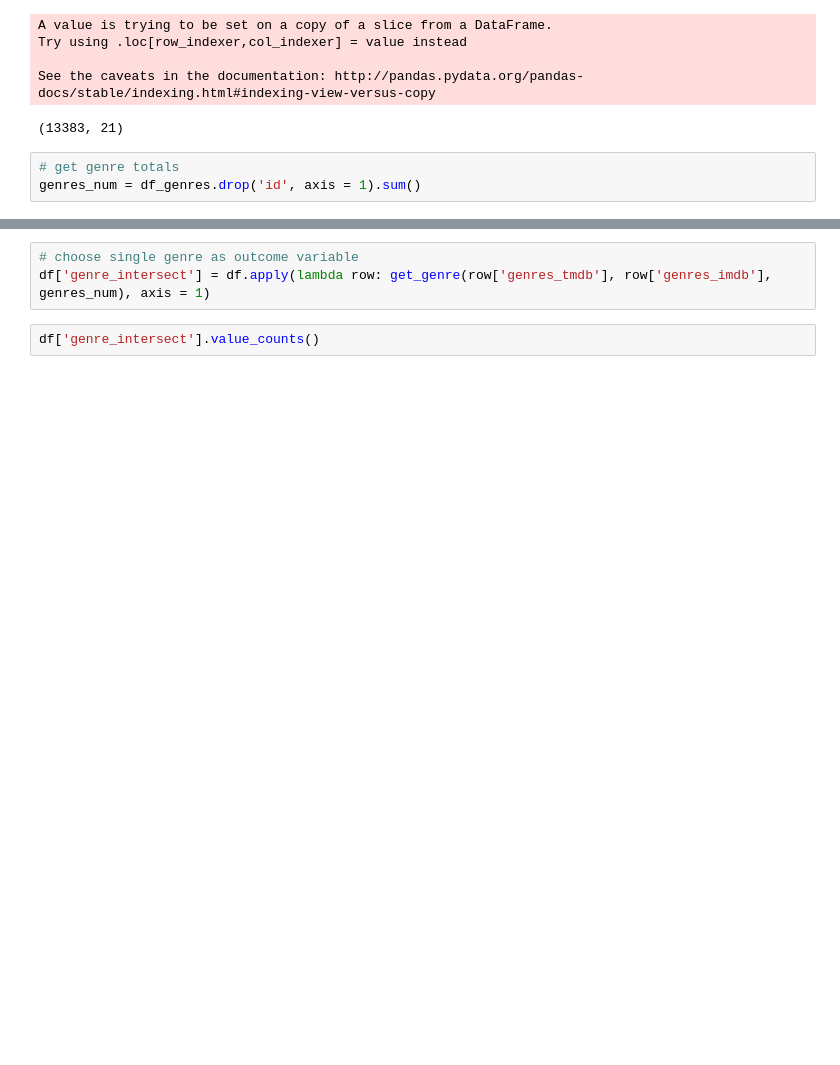
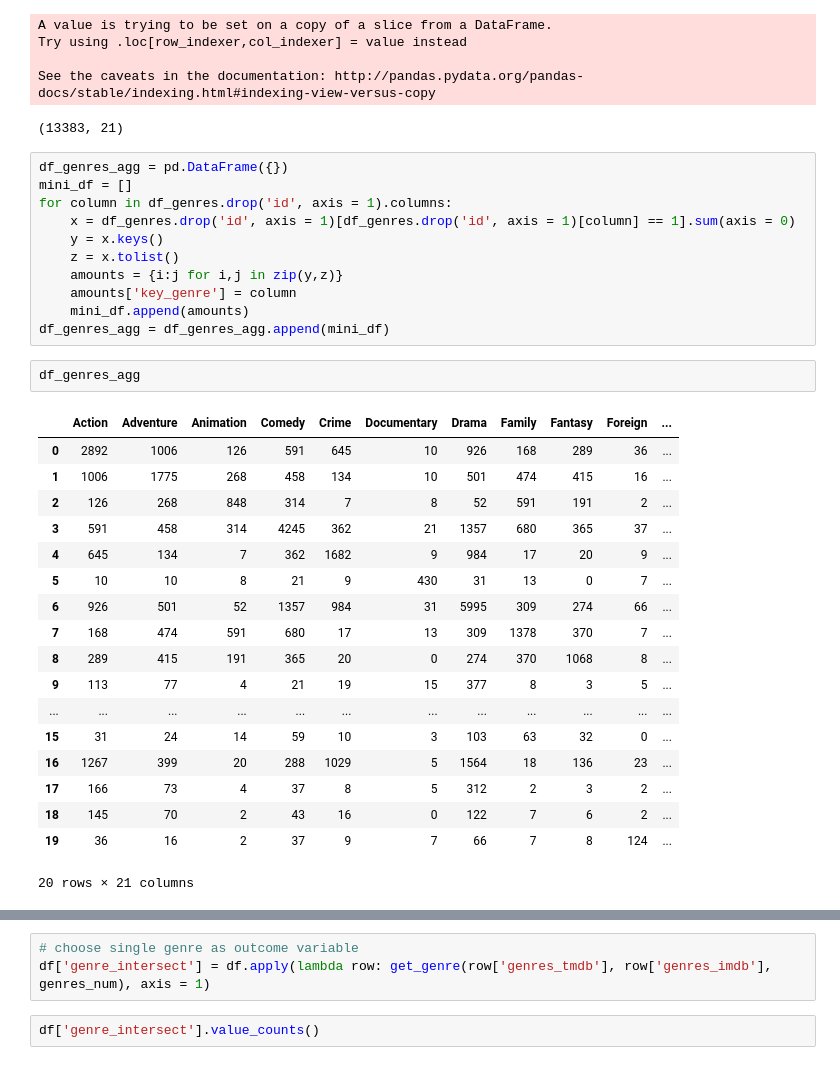
Before and after one commit to All-Star-Vipers/CS109B-Final-Project, a Jupyter notebook: Milestone 2/Merge TMDb and IMDb.ipynb, the cells around one changed output, grey strips where cells are left out. Drawn from its saved outputs; the diff is of its cells as text; blank space fills up the shorter version.

Commit message:
updated genre categories

```diff
--- a/Milestone 2/Merge TMDb and IMDb.ipynb
+++ b/Milestone 2/Merge TMDb and IMDb.ipynb
@@ -100,6 +101,35 @@ Try using .loc[row_indexer,col_indexer] = value instead
 
 See the caveats in the documentation: http://pandas.pydata.org/pandas-docs/stable/indexing.html#indexing-view-versus-copy
 (13383, 21)
-# %%
-# get genre totals
-genres_num = df_genres.drop('id', axis = 1).sum()
+# %%
+df_genres_agg = pd.DataFrame({})
+mini_df = []
+for column in df_genres.drop('id', axis = 1).columns:
+    x = df_genres.drop('id', axis = 1)[df_genres.drop('id', axis = 1)[column] == 1].sum(axis = 0)
+    y = x.keys()
+    z = x.tolist()
+    amounts = {i:j for i,j in zip(y,z)}
+    amounts['key_genre'] = column
+    mini_df.append(amounts)
+df_genres_agg = df_genres_agg.append(mini_df)
+# %%
+df_genres_agg
+# %% [output]
+|  | Action | Adventure | Animation | Comedy | Crime | Documentary | Drama | Family | Fantasy | Foreign | ... |
+| 0 | 2892 | 1006 | 126 | 591 | 645 | 10 | 926 | 168 | 289 | 36 | ... |
+| 1 | 1006 | 1775 | 268 | 458 | 134 | 10 | 501 | 474 | 415 | 16 | ... |
+| 2 | 126 | 268 | 848 | 314 | 7 | 8 | 52 | 591 | 191 | 2 | ... |
+| 3 | 591 | 458 | 314 | 4245 | 362 | 21 | 1357 | 680 | 365 | 37 | ... |
+| 4 | 645 | 134 | 7 | 362 | 1682 | 9 | 984 | 17 | 20 | 9 | ... |
+| 5 | 10 | 10 | 8 | 21 | 9 | 430 | 31 | 13 | 0 | 7 | ... |
+| 6 | 926 | 501 | 52 | 1357 | 984 | 31 | 5995 | 309 | 274 | 66 | ... |
+| 7 | 168 | 474 | 591 | 680 | 17 | 13 | 309 | 1378 | 370 | 7 | ... |
+| 8 | 289 | 415 | 191 | 365 | 20 | 0 | 274 | 370 | 1068 | 8 | ... |
+| 9 | 113 | 77 | 4 | 21 | 19 | 15 | 377 | 8 | 3 | 5 | ... |
+| ... | ... | ... | ... | ... | ... | ... | ... | ... | ... | ... | ... |
+| 15 | 31 | 24 | 14 | 59 | 10 | 3 | 103 | 63 | 32 | 0 | ... |
+| 16 | 1267 | 399 | 20 | 288 | 1029 | 5 | 1564 | 18 | 136 | 23 | ... |
+| 17 | 166 | 73 | 4 | 37 | 8 | 5 | 312 | 2 | 3 | 2 | ... |
+| 18 | 145 | 70 | 2 | 43 | 16 | 0 | 122 | 7 | 6 | 2 | ... |
+| 19 | 36 | 16 | 2 | 37 | 9 | 7 | 66 | 7 | 8 | 124 | ... |
+20 rows × 21 columns
```
Also changed, not shown: parts of 11 cells of this notebook.
